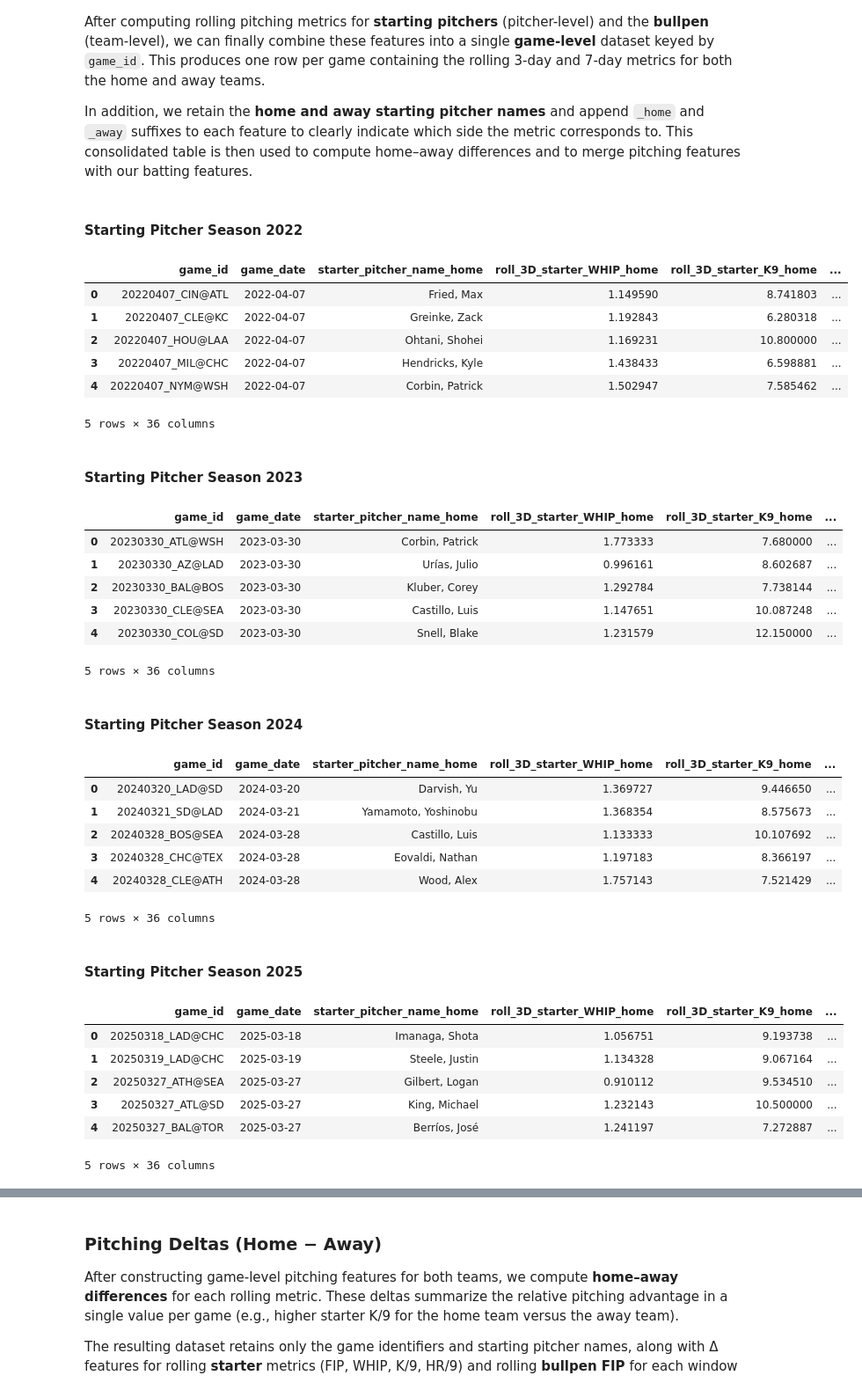
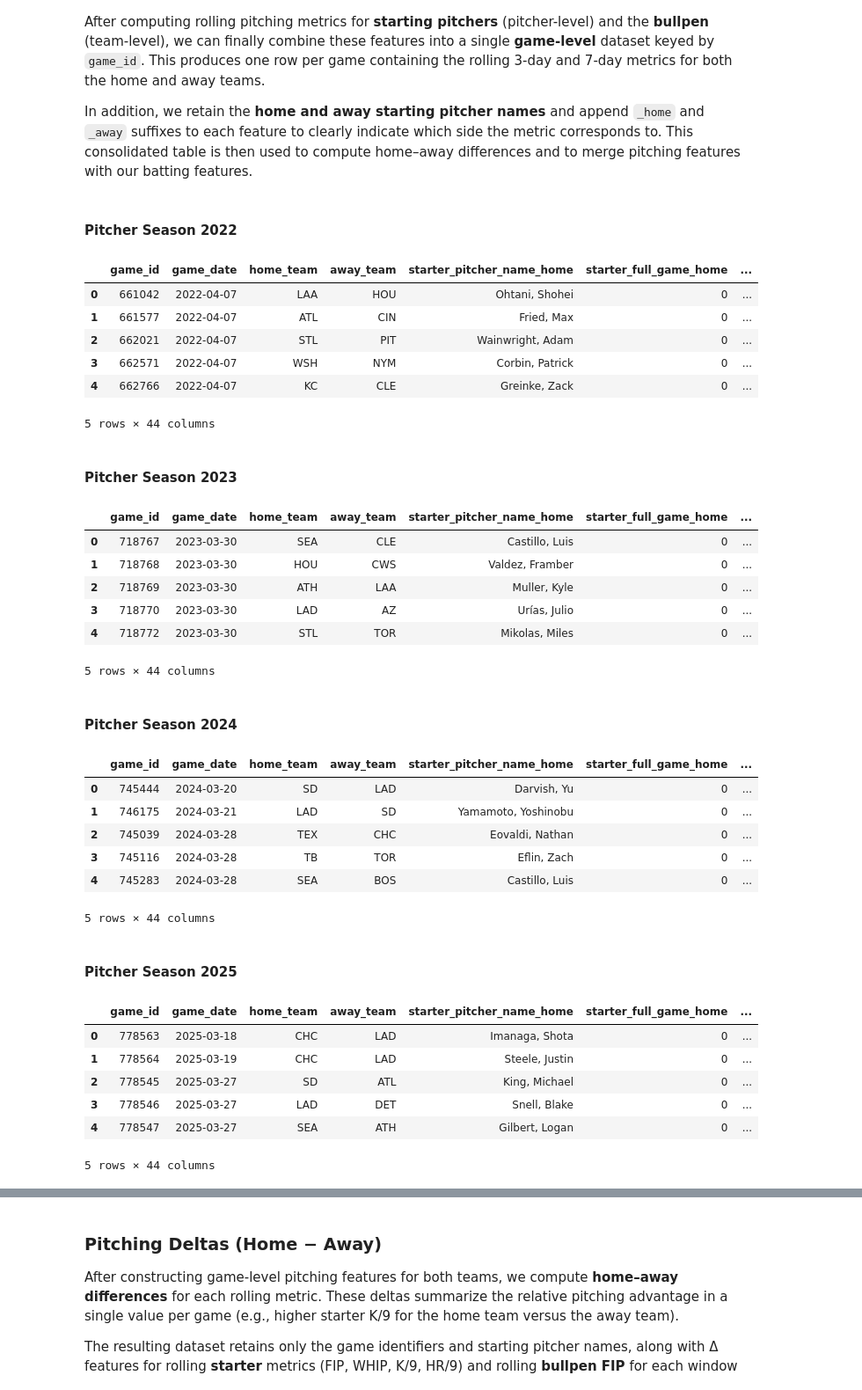
Before and after one commit to Sam-Gartenstein/mlb-win-prediction, a Jupyter notebook: Game Preprocessing.ipynb, the cells around one changed output, grey strips where cells are left out. Shown at 88% size. Drawn from its saved outputs; the diff is of its cells as text; code cells hidden in the pictures.

```diff
--- a/Game Preprocessing.ipynb
+++ b/Game Preprocessing.ipynb
@@ -1517,40 +1546,40 @@ for year in range(2021, 2026):
         metrics=("WHIP", "K9", "HR9", "FIP"),
     )
 # %%
-display(HTML("<h4>Starting Pitcher Season 2022</h4>")); display(game_pitching_rates_2022.head(5))
-display(HTML("<h4>Starting Pitcher Season 2023</h4>")); display(game_pitching_rates_2023.head(5))
-display(HTML("<h4>Starting Pitcher Season 2024</h4>")); display(game_pitching_rates_2024.head(5))
-display(HTML("<h4>Starting Pitcher Season 2025</h4>")); display(game_pitching_rates_2025.head(5))
+display(HTML("<h4>Pitcher Season 2022</h4>")); display(game_pitching_rates_2022.head(5))
+display(HTML("<h4>Pitcher Season 2023</h4>")); display(game_pitching_rates_2023.head(5))
+display(HTML("<h4>Pitcher Season 2024</h4>")); display(game_pitching_rates_2024.head(5))
+display(HTML("<h4>Pitcher Season 2025</h4>")); display(game_pitching_rates_2025.head(5))
 # %% [output]
-Starting Pitcher Season 2022
+Pitcher Season 2022
-|  | game_id | game_date | starter_pitcher_name_home | roll_3D_starter_WHIP_home | roll_3D_starter_K9_home | ... |
-| 0 | 20220407_CIN@ATL | 2022-04-07 | Fried, Max | 1.149590 | 8.741803 | ... |
-| 1 | 20220407_CLE@KC | 2022-04-07 | Greinke, Zack | 1.192843 | 6.280318 | ... |
-| 2 | 20220407_HOU@LAA | 2022-04-07 | Ohtani, Shohei | 1.169231 | 10.800000 | ... |
-| 3 | 20220407_MIL@CHC | 2022-04-07 | Hendricks, Kyle | 1.438433 | 6.598881 | ... |
-| 4 | 20220407_NYM@WSH | 2022-04-07 | Corbin, Patrick | 1.502947 | 7.585462 | ... |
+|  | game_id | game_date | home_team | away_team | starter_pitcher_name_home | starter_full_game_home | ... |
+| 0 | 661042 | 2022-04-07 | LAA | HOU | Ohtani, Shohei | 0 | ... |
+| 1 | 661577 | 2022-04-07 | ATL | CIN | Fried, Max | 0 | ... |
+| 2 | 662021 | 2022-04-07 | STL | PIT | Wainwright, Adam | 0 | ... |
+| 3 | 662571 | 2022-04-07 | WSH | NYM | Corbin, Patrick | 0 | ... |
+| 4 | 662766 | 2022-04-07 | KC | CLE | Greinke, Zack | 0 | ... |
-5 rows × 36 columns
+5 rows × 44 columns
-Starting Pitcher Season 2023
+Pitcher Season 2023
-|  | game_id | game_date | starter_pitcher_name_home | roll_3D_starter_WHIP_home | roll_3D_starter_K9_home | ... |
-| 0 | 20230330_ATL@WSH | 2023-03-30 | Corbin, Patrick | 1.773333 | 7.680000 | ... |
-| 1 | 20230330_AZ@LAD | 2023-03-30 | Urías, Julio | 0.996161 | 8.602687 | ... |
-| 2 | 20230330_BAL@BOS | 2023-03-30 | Kluber, Corey | 1.292784 | 7.738144 | ... |
-| 3 | 20230330_CLE@SEA | 2023-03-30 | Castillo, Luis | 1.147651 | 10.087248 | ... |
-| 4 | 20230330_COL@SD | 2023-03-30 | Snell, Blake | 1.231579 | 12.150000 | ... |
+|  | game_id | game_date | home_team | away_team | starter_pitcher_name_home | starter_full_game_home | ... |
+| 0 | 718767 | 2023-03-30 | SEA | CLE | Castillo, Luis | 0 | ... |
+| 1 | 718768 | 2023-03-30 | HOU | CWS | Valdez, Framber | 0 | ... |
+| 2 | 718769 | 2023-03-30 | ATH | LAA | Muller, Kyle | 0 | ... |
+| 3 | 718770 | 2023-03-30 | LAD | AZ | Urías, Julio | 0 | ... |
+| 4 | 718772 | 2023-03-30 | STL | TOR | Mikolas, Miles | 0 | ... |
-5 rows × 36 columns
+5 rows × 44 columns
-Starting Pitcher Season 2024
+Pitcher Season 2024
-|  | game_id | game_date | starter_pitcher_name_home | roll_3D_starter_WHIP_home | roll_3D_starter_K9_home | ... |
-| 0 | 20240320_LAD@SD | 2024-03-20 | Darvish, Yu | 1.369727 | 9.446650 | ... |
-| 1 | 20240321_SD@LAD | 2024-03-21 | Yamamoto, Yoshinobu | 1.368354 | 8.575673 | ... |
-| 2 | 20240328_BOS@SEA | 2024-03-28 | Castillo, Luis | 1.133333 | 10.107692 | ... |
-| 3 | 20240328_CHC@TEX | 2024-03-28 | Eovaldi, Nathan | 1.197183 | 8.366197 | ... |
-| 4 | 20240328_CLE@ATH | 2024-03-28 | Wood, Alex | 1.757143 | 7.521429 | ... |
+|  | game_id | game_date | home_team | away_team | starter_pitcher_name_home | starter_full_game_home | ... |
+| 0 | 745444 | 2024-03-20 | SD | LAD | Darvish, Yu | 0 | ... |
+| 1 | 746175 | 2024-03-21 | LAD | SD | Yamamoto, Yoshinobu | 0 | ... |
+| 2 | 745039 | 2024-03-28 | TEX | CHC | Eovaldi, Nathan | 0 | ... |
+| 3 | 745116 | 2024-03-28 | TB | TOR | Eflin, Zach | 0 | ... |
+| 4 | 745283 | 2024-03-28 | SEA | BOS | Castillo, Luis | 0 | ... |
-5 rows × 36 columns
+5 rows × 44 columns
-Starting Pitcher Season 2025
+Pitcher Season 2025
-|  | game_id | game_date | starter_pitcher_name_home | roll_3D_starter_WHIP_home | roll_3D_starter_K9_home | ... |
-| 0 | 20250318_LAD@CHC | 2025-03-18 | Imanaga, Shota | 1.056751 | 9.193738 | ... |
-| 1 | 20250319_LAD@CHC | 2025-03-19 | Steele, Justin | 1.134328 | 9.067164 | ... |
-| 2 | 20250327_ATH@SEA | 2025-03-27 | Gilbert, Logan | 0.910112 | 9.534510 | ... |
-| 3 | 20250327_ATL@SD | 2025-03-27 | King, Michael | 1.232143 | 10.500000 | ... |
-| 4 | 20250327_BAL@TOR | 2025-03-27 | Berríos, José | 1.241197 | 7.272887 | ... |
+|  | game_id | game_date | home_team | away_team | starter_pitcher_name_home | starter_full_game_home | ... |
+| 0 | 778563 | 2025-03-18 | CHC | LAD | Imanaga, Shota | 0 | ... |
+| 1 | 778564 | 2025-03-19 | CHC | LAD | Steele, Justin | 0 | ... |
+| 2 | 778545 | 2025-03-27 | SD | ATL | King, Michael | 0 | ... |
+| 3 | 778546 | 2025-03-27 | LAD | DET | Snell, Blake | 0 | ... |
+| 4 | 778547 | 2025-03-27 | SEA | ATH | Gilbert, Logan | 0 | ... |
-5 rows × 36 columns
+5 rows × 44 columns
```
Also changed, not shown: parts of 164 cells of this notebook, 11 other files.
